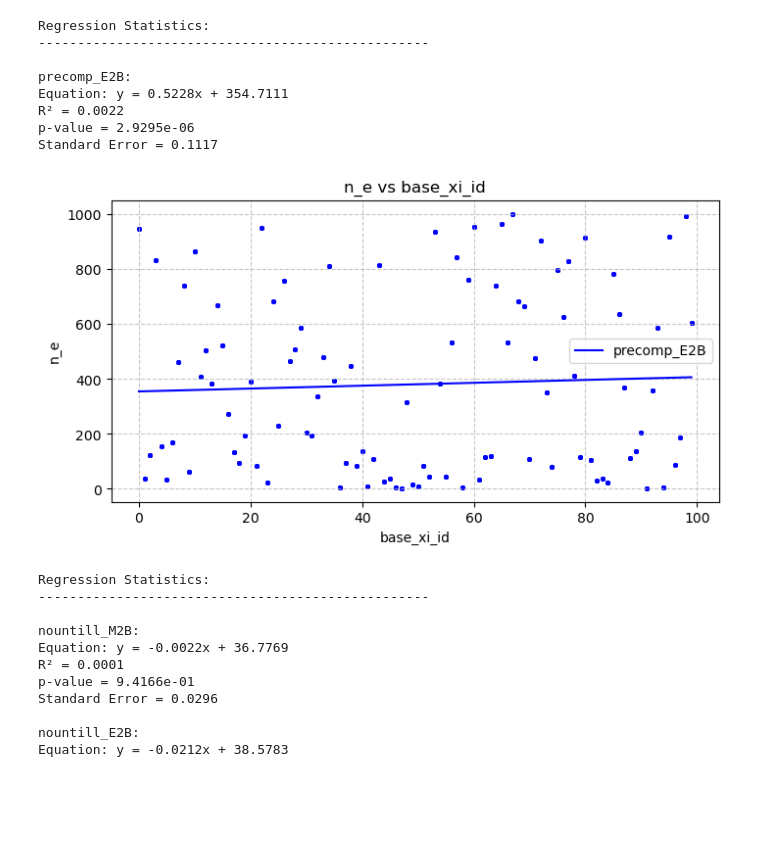
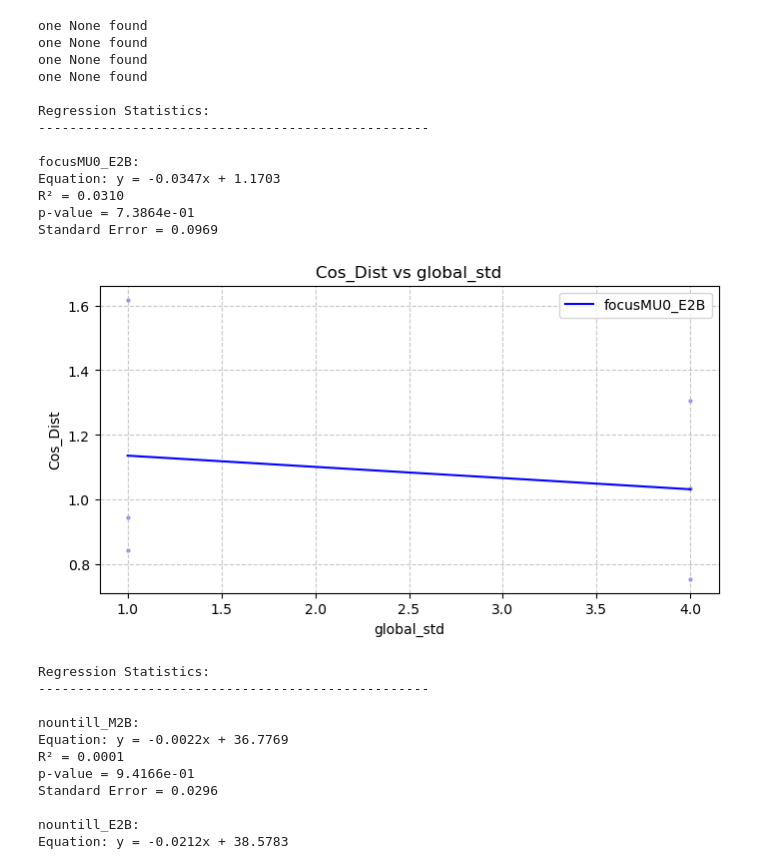
Before and after one commit to Gianmarco-Sarnelli/STL_explainability, a Jupyter notebook: Results_new.ipynb, the cells around one changed output. Saved outputs shown, nothing was run; the diff lists cells and outputs as text; code cells hidden in the pictures; blank space fills up the shorter version.

```diff
--- a/Results_new.ipynb
+++ b/Results_new.ipynb
@@ -358,26 +358,32 @@ def analyze_column_correlations(
 # %%
 #['n_psi_added', 'n_traj', 'local_std', 'n_traj_points', 'Dist', 'Cos_Dist', 'Dist_rho', 'Norm_glob', 'Norm_loc', 'Norm_imp', 'Pinv_error', 'Sum_weights', 'Sum_squared_weights', 'Elapsed_time', 'Process_mem']
 #[n_psi_added n_traj local_std n_traj_points phi_id base_xi_id Dist Cos_Dist Dist_rho Norm_glob Norm_loc Norm_imp Pinv_error Sum_weights Sum_squared_weights Elapsed_time Process_mem n_e
+# weight_strategy, n_psi_added, n_traj, local_std, global_std, n_traj_points, phi_id, base_xi_id, Dist, Cos_dist, Dist_rho, Norm_glob, Norm_loc, Norm_imp, Pinv_error, Sum_weights, Sum_squared_weights, Elapsed_time, Process_mem, n_e)
 
-test_names = ["precomp_E2B"]
-x_column = "base_xi_id"
-y_column = "n_e"
+test_names = ["focusMU0_E2B"]
+x_column = "global_std"
+y_column = "Cos_Dist"
 table_name = "results"
 
 z_column = None#"n_traj_points"
 focus = None#[11, 50]
 
 plot_database_columns(test_names, x_column, y_column, table_name, z_column=z_column, focus=focus)
 # %% [output]
+one None found
+one None found
+one None found
+one None found
+
 Regression Statistics:
 --------------------------------------------------
 
-precomp_E2B:
-Equation: y = 0.5228x + 354.7111
-R² = 0.0022
-p-value = 2.9295e-06
-Standard Error = 0.1117
+focusMU0_E2B:
+Equation: y = -0.0347x + 1.1703
+R² = 0.0310
+p-value = 7.3864e-01
+Standard Error = 0.0969
-[figure, old version]
+[figure, new version]
 # %%
 #['n_psi_added', 'n_traj', 'local_std', 'n_traj_points', 'Dist', 'Cos_Dist', 'Dist_rho', 'Norm_glob', 'Norm_loc', 'Norm_imp', 'Pinv_error', 'Sum_weights', 'Sum_squared_weights', 'Elapsed_time', 'Process_mem']
 
```
Also changed, not shown: 11 other files.
